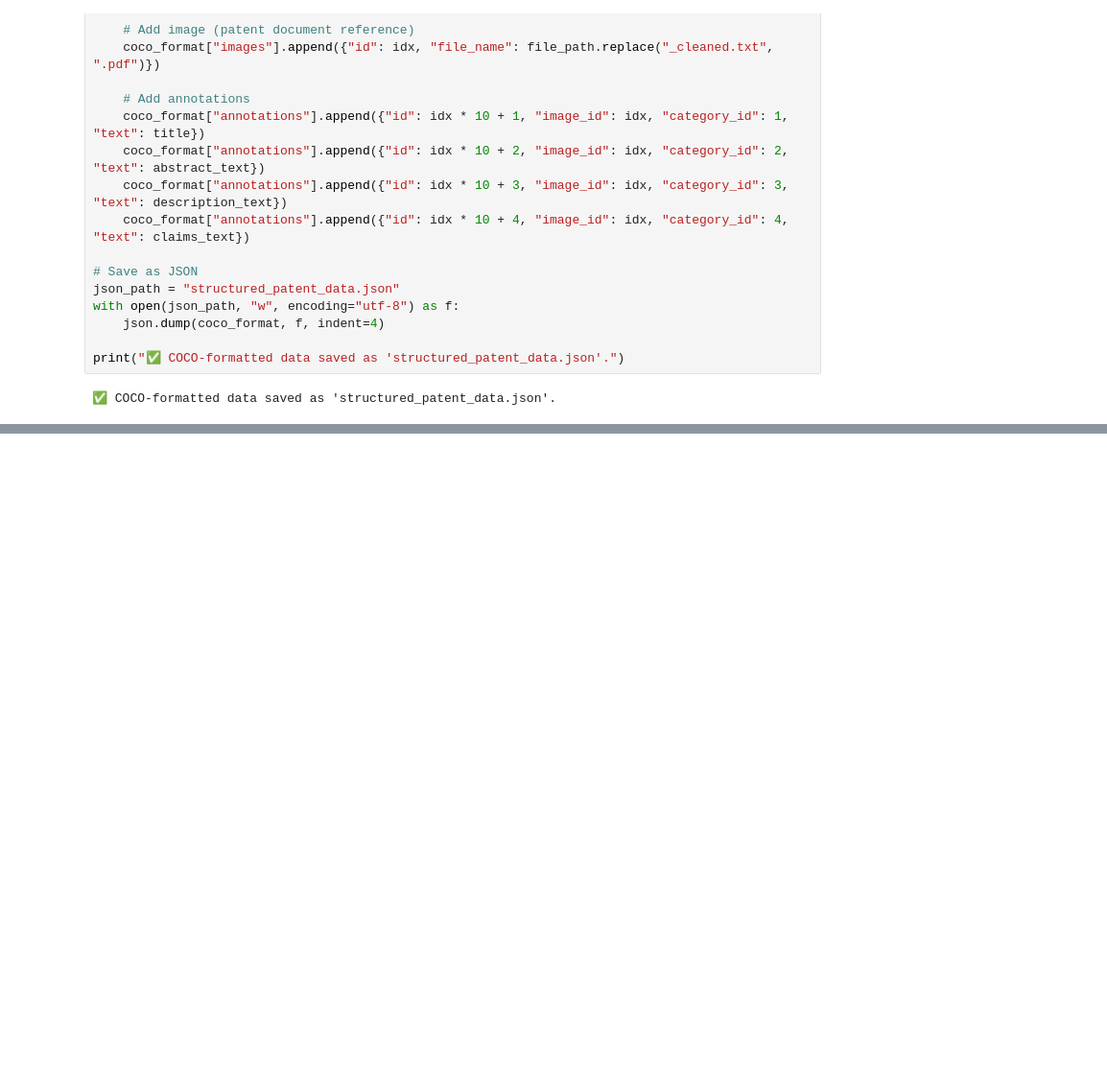
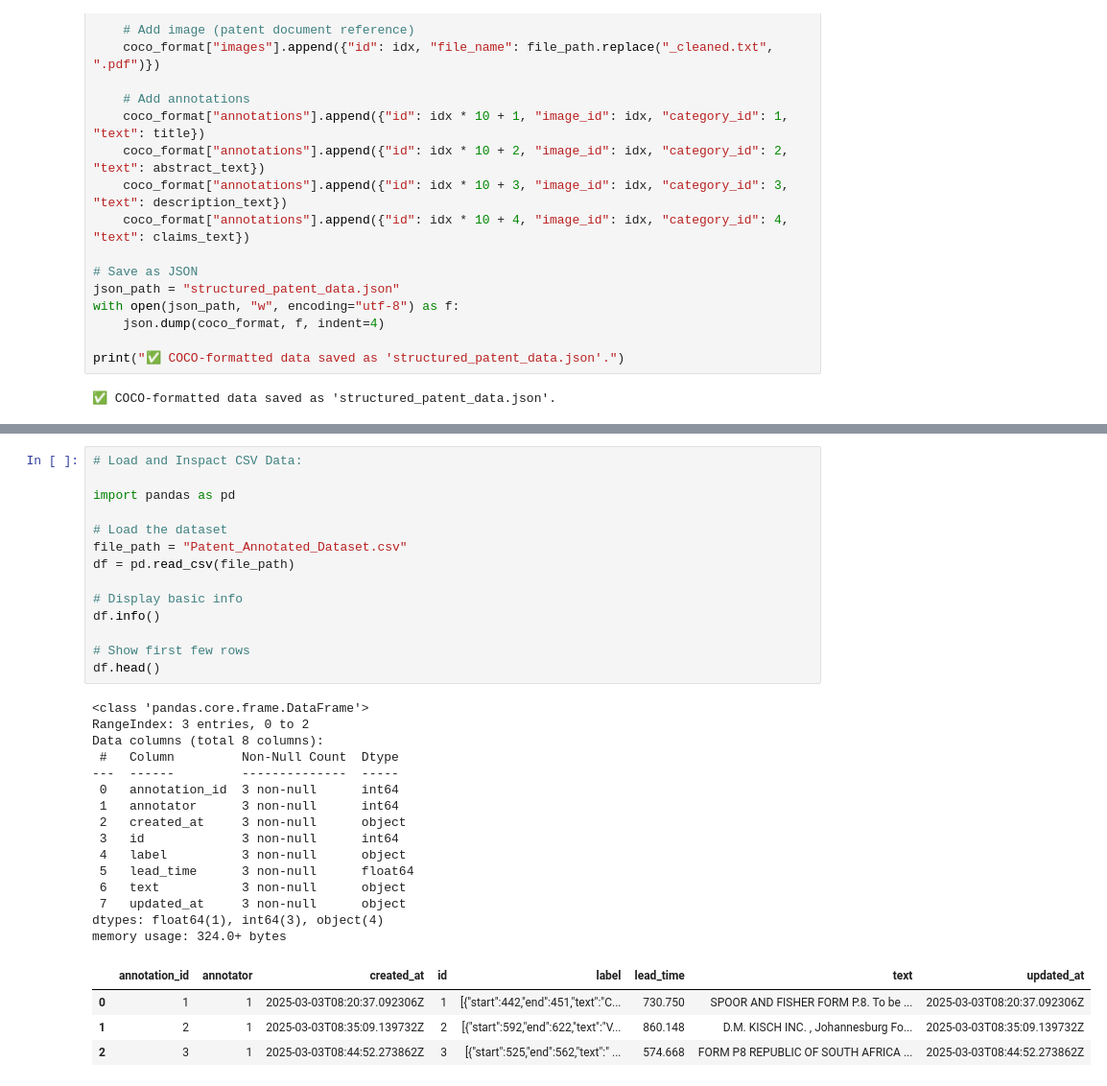
Before and after one commit to Letlhogonolo01/data-annotation-mini-project, a Jupyter notebook: SA_Patent_Intelligence_Initiative_(SAPII).ipynb, the cells around one changed output, grey strips where cells are left out. Shown: that part at 96% size. Drawn from its saved outputs; the diff is of its cells as text; blank space fills up the shorter version.

```diff
--- a/SA_Patent_Intelligence_Initiative_(SAPII).ipynb
+++ b/SA_Patent_Intelligence_Initiative_(SAPII).ipynb
@@ -245,0 +253,34 @@ files.download("structured_patent_data.json")
+# %%
+# Load and Inspact CSV Data:
+
+import pandas as pd
+
+# Load the dataset
+file_path = "Patent_Annotated_Dataset.csv"
+df = pd.read_csv(file_path)
+
+# Display basic info
+df.info()
+
+# Show first few rows
+df.head()
+# %% [output]
+<class 'pandas.core.frame.DataFrame'>
+RangeIndex: 3 entries, 0 to 2
+Data columns (total 8 columns):
+ #   Column         Non-Null Count  Dtype
+---  ------         --------------  -----
+ 0   annotation_id  3 non-null      int64
+ 1   annotator      3 non-null      int64
+ 2   created_at     3 non-null      object
+ 3   id             3 non-null      int64
+ 4   label          3 non-null      object
+ 5   lead_time      3 non-null      float64
+ 6   text           3 non-null      object
+ 7   updated_at     3 non-null      object
+dtypes: float64(1), int64(3), object(4)
+memory usage: 324.0+ bytes
+|  | annotation_id | annotator | created_at | id | label | lead_time | text | updated_at |
+| 0 | 1 | 1 | 2025-03-03T08:20:37.092306Z | 1 | [{"start":442,"end":451,"text":"C... | 730.750 | SPOOR AND FISHER FORM P.8. To be ... | 2025-03-03T08:20:37.092306Z |
+| 1 | 2 | 1 | 2025-03-03T08:35:09.139732Z | 2 | [{"start":592,"end":622,"text":"V... | 860.148 | D.M. KISCH INC. , Johannesburg Fo... | 2025-03-03T08:35:09.139732Z |
+| 2 | 3 | 1 | 2025-03-03T08:44:52.273862Z | 3 | [{"start":525,"end":562,"text":" ... | 574.668 | FORM P8 REPUBLIC OF SOUTH AFRICA ... | 2025-03-03T08:44:52.273862Z |
```
Also changed, not shown: parts of 22 cells of this notebook.
